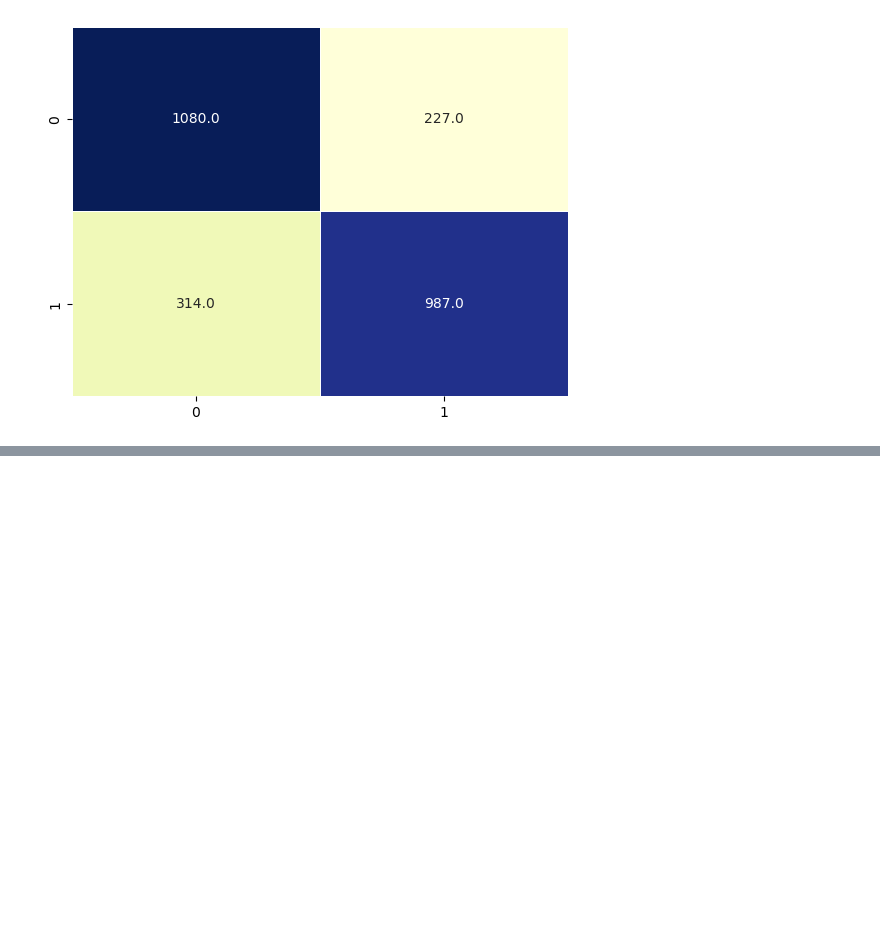
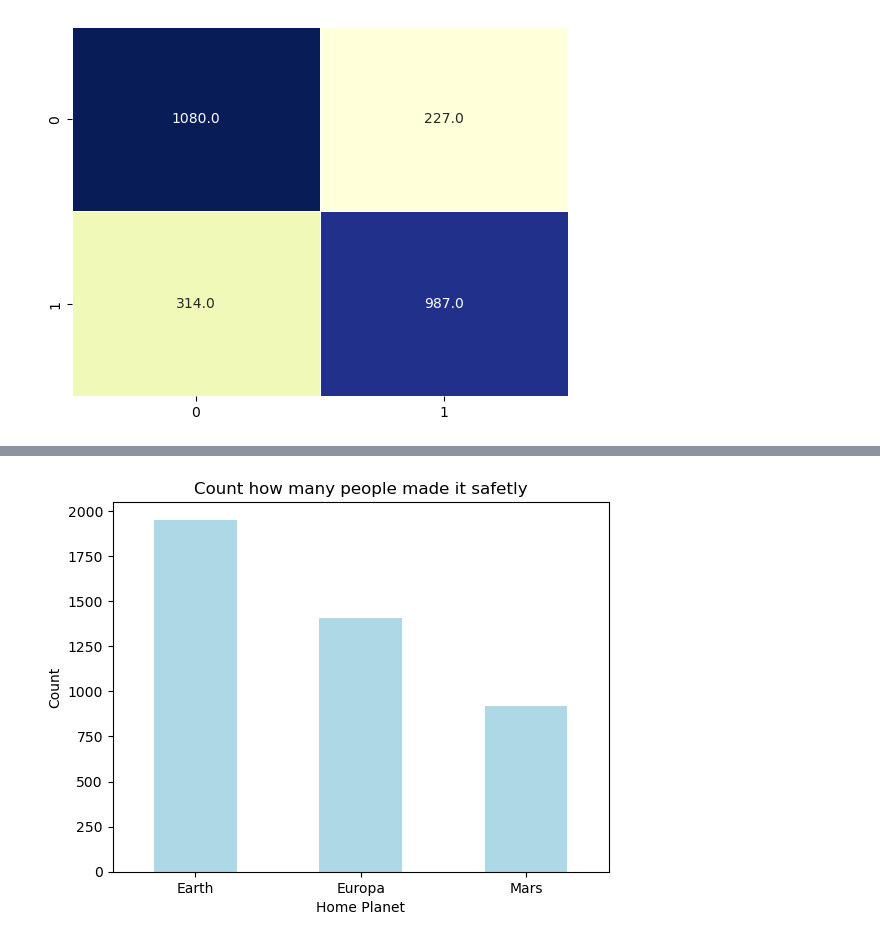
Before and after one commit to msnkr/kaggle_comps, a Jupyter notebook: Spaceship Titanic/Untitled.ipynb, the cells around one changed output, grey strips where cells are left out. Cells and saved outputs as stored; diff of their text form; code cells hidden in the pictures; blank space fills up the shorter version.

```diff
--- a/Spaceship Titanic/Untitled.ipynb
+++ b/Spaceship Titanic/Untitled.ipynb
@@ -140,0 +160,8 @@ RocCurveDisplay.from_estimator(clf, X, y);
+# %%
+df.HomePlanet[df.Transported == 1].value_counts().plot(kind="bar", color="lightblue")
+plt.xticks(rotation=0);
+plt.xlabel("Home Planet")
+plt.ylabel("Count")
+plt.title("Count how many people made it safetly");
+# %% [output]
+[figure, added]
```
Also changed, not shown: parts of 7 cells of this notebook.
